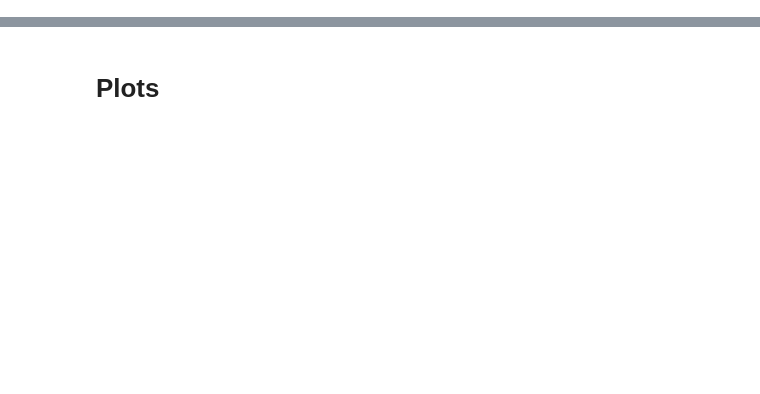
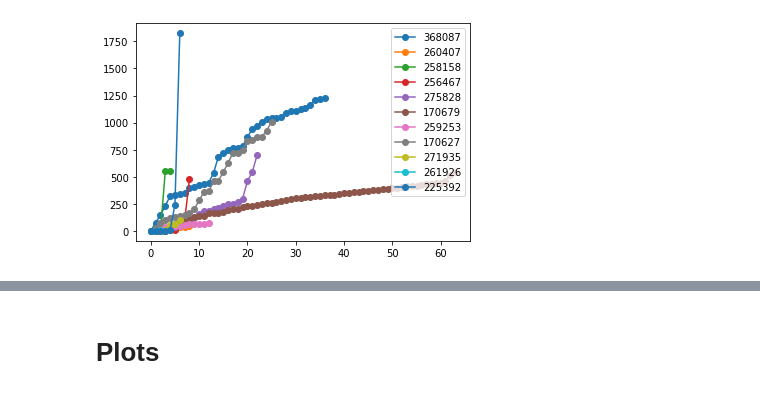
Before and after one commit to geraldinepyh/VDL, a Jupyter notebook: src/Queries.ipynb, the cells around one changed output, grey strips where cells are left out. Drawn from its saved outputs; the diff is of its cells as text; code cells hidden in the pictures; blank space fills up the shorter version.

```diff
--- a/src/Queries.ipynb
+++ b/src/Queries.ipynb
@@ -57,0 +145,2 @@ def getComparativePopulation(pid, data):
+# %%
+data = data.sort_values(['PatientID','Days'])
@@ -57,0 +163,2 @@ def getComparativePopulation(pid, data):
+# %%
+data['Days_zeroed'] = data.groupby('PatientID')['Days'].apply(lambda x: x - x.min()) #['Days'] - data.groupby('PatientID')['Days'].min()
@@ -57,0 +181,3 @@ def getComparativePopulation(pid, data):
+# %%
+pt_days_list = data.groupby('PatientID')['Days_zeroed'].apply(list).sort_values()
+pt_days_list
@@ -57,0 +198,12 @@ def getComparativePopulation(pid, data):
+# %%
+def plot_samples(patients):
+    for patient in patients:
+        patient_days = list( dict.fromkeys(patient) )
+        plt.plot(patient_days, marker='o')
+    plt.legend(patients.index)
+    plt.show()
+# %%
+# pt_days_list[len(pt_days_list.unique())>10]
+plot_samples(pt_days_list[10:21])
+# %% [output]
+[figure, added]
```
Also changed, not shown: parts of 81 cells of this notebook, 2 other files.
